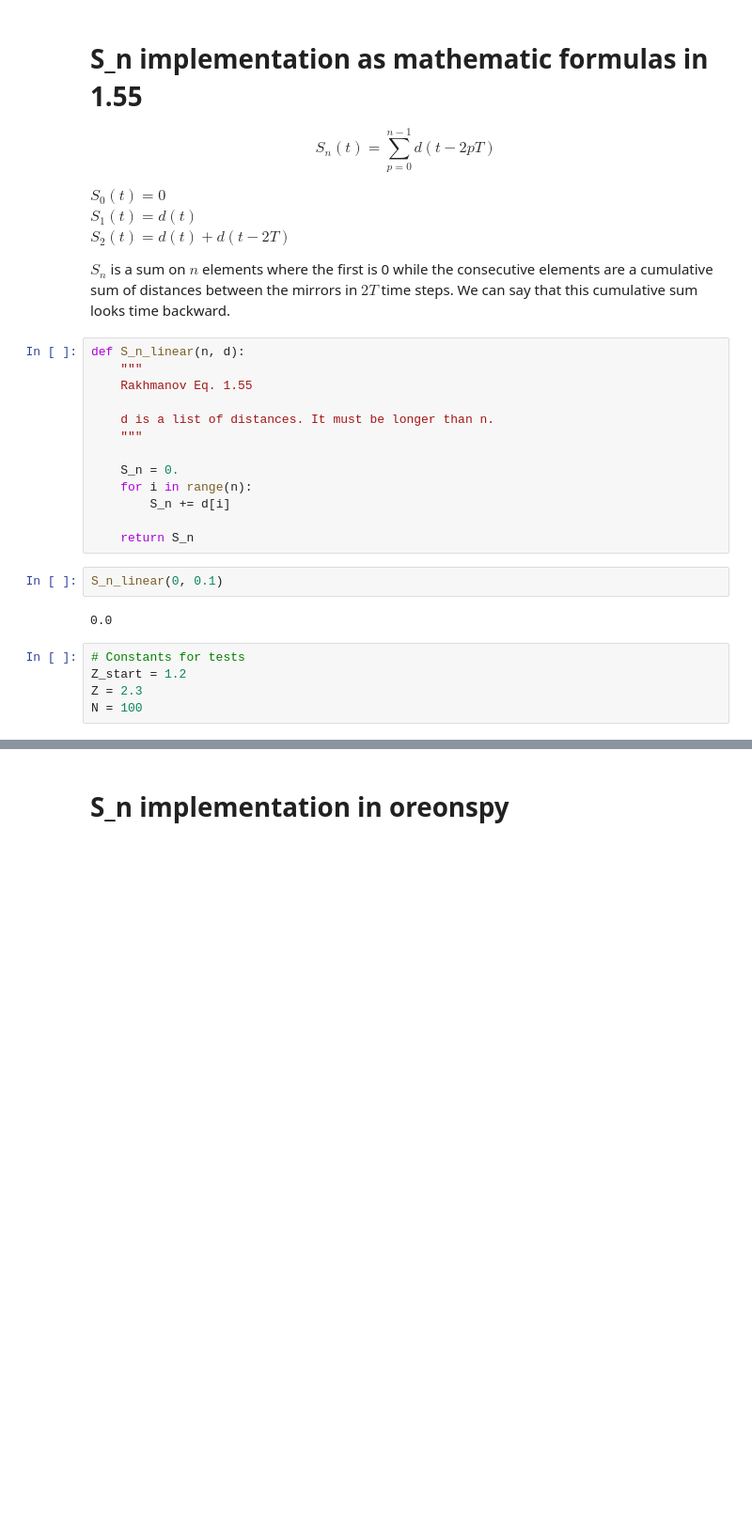
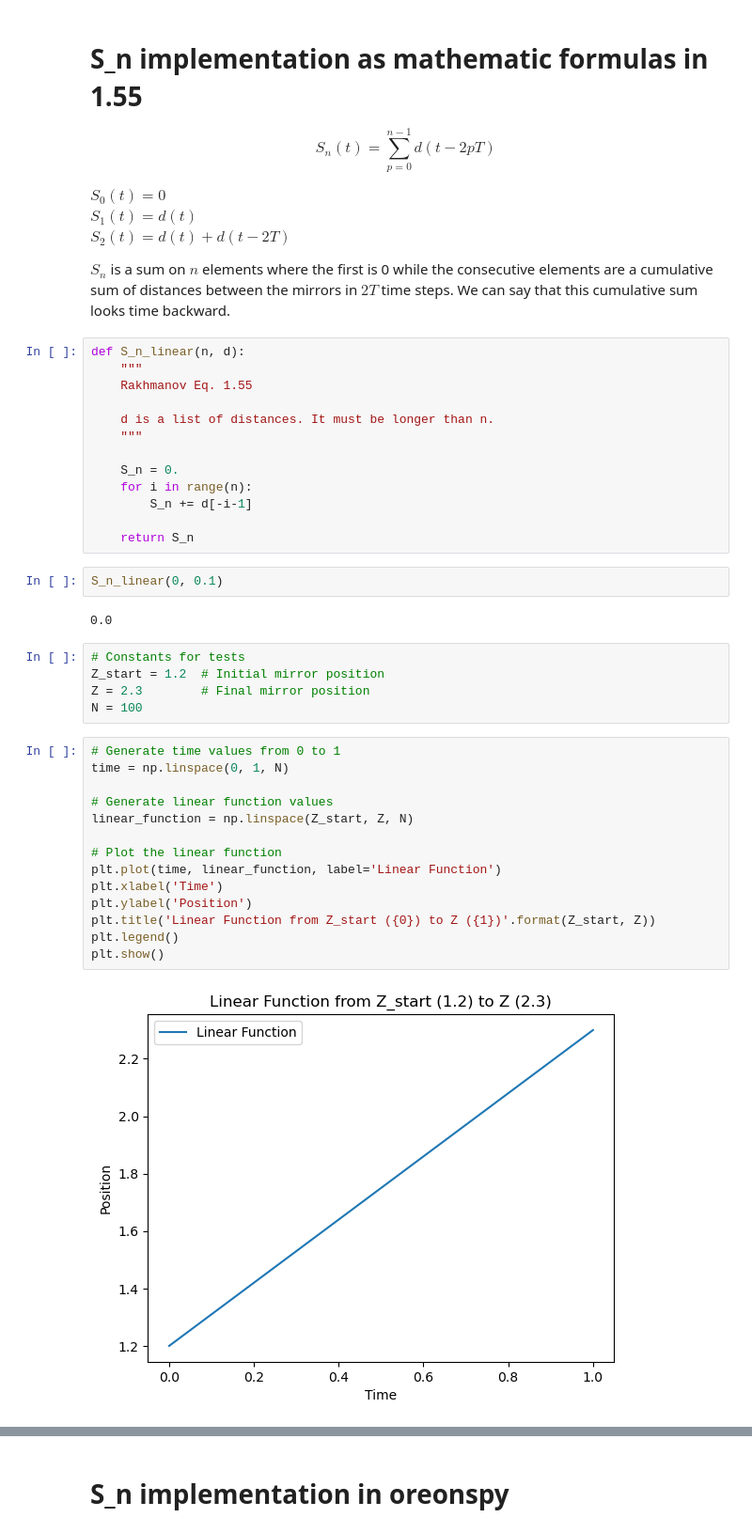
Before and after one commit to matib12/oreonspy, a Jupyter notebook: nb/Simulator development/Simulator math tests.ipynb, the cells around one changed output, grey strips where cells are left out. Shown: that part at 94% size. Cells and saved outputs as stored; diff of their text form; blank space fills up the shorter version.

```diff
--- a/nb/Simulator development/Simulator math tests.ipynb
+++ b/nb/Simulator development/Simulator math tests.ipynb
@@ -20,7 +21,7 @@ def S_n_linear(n, d):
 
     S_n = 0.
     for i in range(n):
-        S_n += d[i]
+        S_n += d[-i-1]
 
     return S_n
 # %%
@@ -29,6 +30,22 @@ S_n_linear(0, 0.1)
 0.0
 # %%
 # Constants for tests
-Z_start = 1.2
-Z = 2.3
+Z_start = 1.2  # Initial mirror position
+Z = 2.3        # Final mirror position
 N = 100
+# %%
+# Generate time values from 0 to 1
+time = np.linspace(0, 1, N)
+
+# Generate linear function values
+linear_function = np.linspace(Z_start, Z, N)
+
+# Plot the linear function
+plt.plot(time, linear_function, label='Linear Function')
+plt.xlabel('Time')
+plt.ylabel('Position')
+plt.title('Linear Function from Z_start ({0}) to Z ({1})'.format(Z_start, Z))
+plt.legend()
+plt.show()
+# %% [output]
+[figure, added]
```
Also changed, not shown: parts of 20 cells of this notebook, 5 other files.
